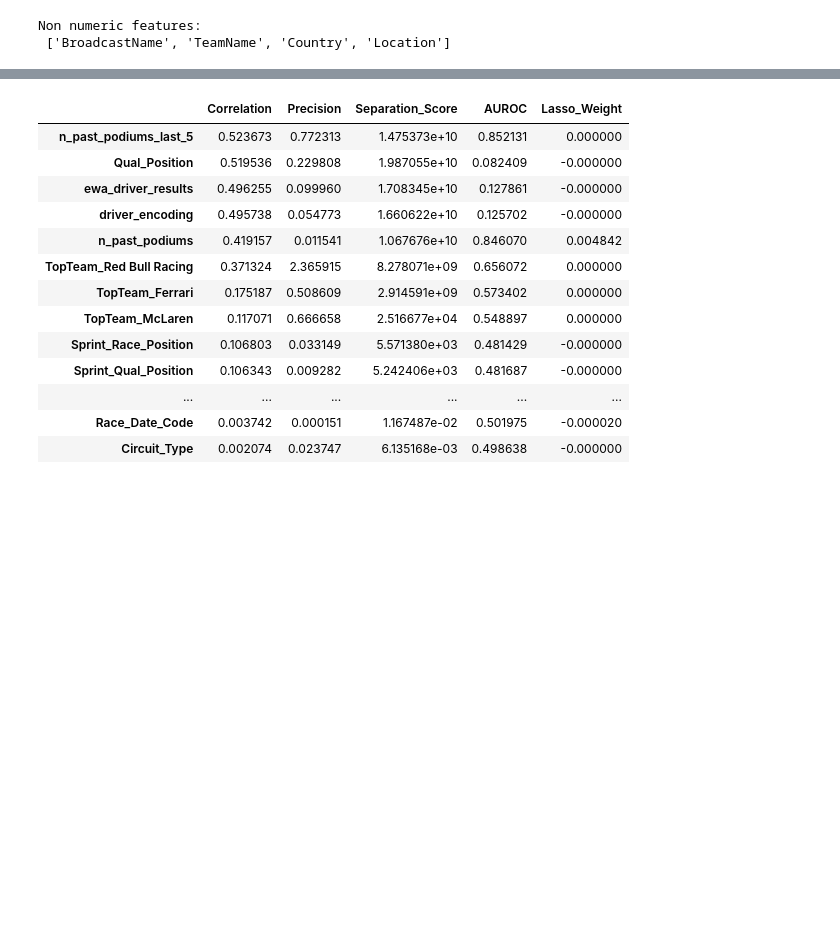
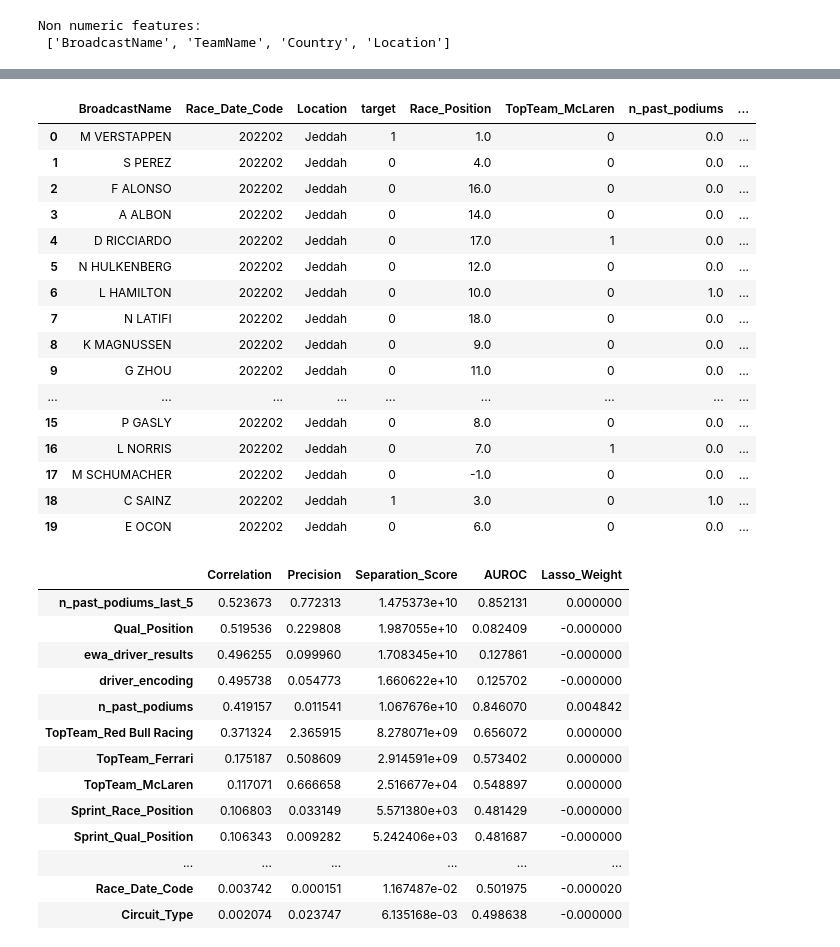
Before and after one commit to rohank36/f1, a Jupyter notebook: experiment.ipynb, the cells around one changed output, grey strips where cells are left out. Drawn from its saved outputs; the diff is of its cells as text; code cells hidden in the pictures; blank space fills up the shorter version.

```diff
--- a/experiment.ipynb
+++ b/experiment.ipynb
@@ -29,3 +29,23 @@ data.loc[data["BroadcastName"] == "O PIASTRI", cols].iloc[0:11]
+# %%
+data.loc[:, cols].iloc[0:20]
+# %% [output]
+|  | BroadcastName | Race_Date_Code | Location | target | Race_Position | TopTeam_McLaren | n_past_podiums | ... |
+| 0 | M VERSTAPPEN | 202202 | Jeddah | 1 | 1.0 | 0 | 0.0 | ... |
+| 1 | S PEREZ | 202202 | Jeddah | 0 | 4.0 | 0 | 0.0 | ... |
+| 2 | F ALONSO | 202202 | Jeddah | 0 | 16.0 | 0 | 0.0 | ... |
+| 3 | A ALBON | 202202 | Jeddah | 0 | 14.0 | 0 | 0.0 | ... |
+| 4 | D RICCIARDO | 202202 | Jeddah | 0 | 17.0 | 1 | 0.0 | ... |
+| 5 | N HULKENBERG | 202202 | Jeddah | 0 | 12.0 | 0 | 0.0 | ... |
+| 6 | L HAMILTON | 202202 | Jeddah | 0 | 10.0 | 0 | 1.0 | ... |
+| 7 | N LATIFI | 202202 | Jeddah | 0 | 18.0 | 0 | 0.0 | ... |
+| 8 | K MAGNUSSEN | 202202 | Jeddah | 0 | 9.0 | 0 | 0.0 | ... |
+| 9 | G ZHOU | 202202 | Jeddah | 0 | 11.0 | 0 | 0.0 | ... |
+| ... | ... | ... | ... | ... | ... | ... | ... | ... |
+| 15 | P GASLY | 202202 | Jeddah | 0 | 8.0 | 0 | 0.0 | ... |
+| 16 | L NORRIS | 202202 | Jeddah | 0 | 7.0 | 1 | 0.0 | ... |
+| 17 | M SCHUMACHER | 202202 | Jeddah | 0 | -1.0 | 0 | 0.0 | ... |
+| 18 | C SAINZ | 202202 | Jeddah | 1 | 3.0 | 0 | 1.0 | ... |
+| 19 | E OCON | 202202 | Jeddah | 0 | 6.0 | 0 | 0.0 | ... |
 # %%
 analysis.select_features()
 # %% [output]
```
Also changed, not shown: parts of 1 cell of this notebook, 4 other files.
